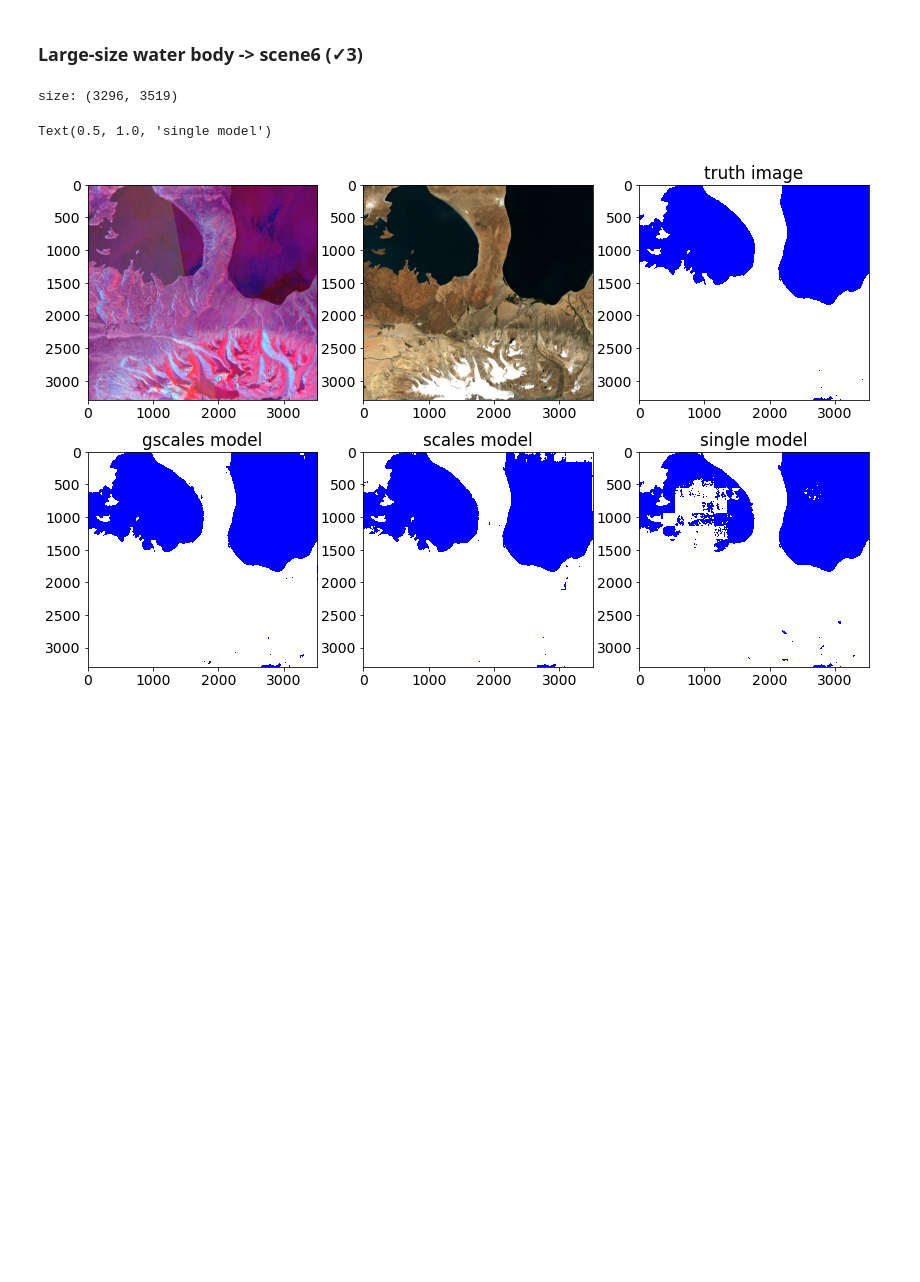
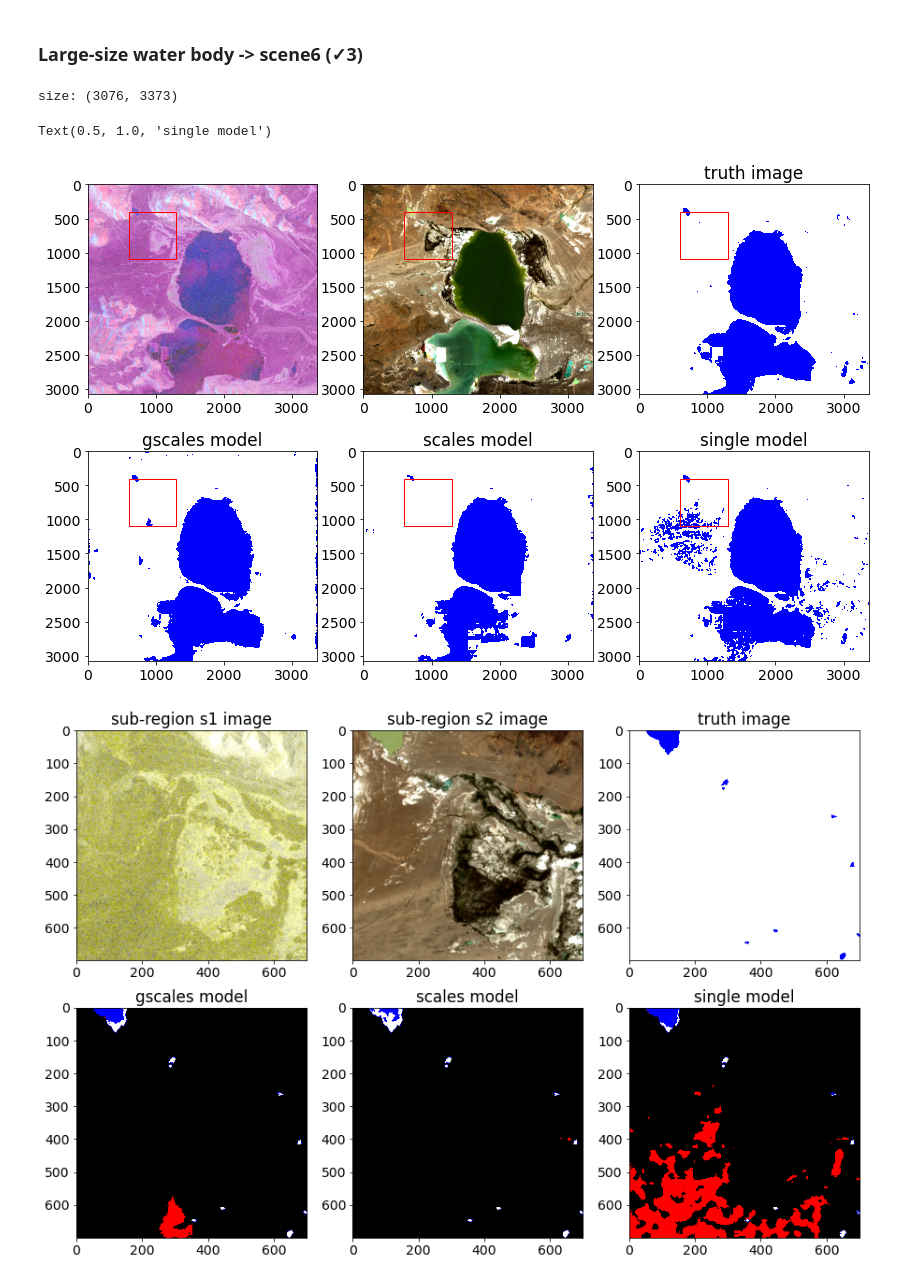
Before and after one commit to xinluo2018/Tibet-Water-2020, a Jupyter notebook: visual/methods_compare.ipynb, the cells around one changed output. Cells and saved outputs as stored; diff of their text form; code cells hidden in the pictures; blank space fills up the shorter version.

```diff
--- a/visual/methods_compare.ipynb
+++ b/visual/methods_compare.ipynb
@@ -250,14 +256,0 @@ path_testsite_wat_single.sort()
-# %%
-scenes, truths = [], []
-s2_scenes = []
-wats_single, wats_scales, wats_gscales = [], [], []
-for idx in range(7):
-    scene, scene_info = readTiff(path_testsite_scene[idx])
-    s2_scene, s2_scene_info = readTiff(path_testsite_s2[idx])
-    truth, truth_info = readTiff(path_testsite_truth[idx])
-    wat_gscales, wat_gscales_info = readTiff(path_testsite_wat_gscales[idx])
-    wat_scales, wat_scales_info = readTiff(path_testsite_wat_scales[idx])
-    wat_single, wat_single_info = readTiff(path_testsite_wat_single[idx])
-    scenes.append(scene); truths.append(truth);
-    s2_scenes.append(s2_scene)
-    wats_gscales.append(wat_gscales); wats_scales.append(wat_scales); wats_single.append(wat_single)
@@ -318,0 +301,4 @@ Text(0.5, 1.0, 'single model')
+# %%
+### global variables
+cmap_wat = ListedColormap(["white", "blue"])
+cmap_err = ListedColormap(['red', 'black', 'blue','white'])
@@ -397,19 +431,43 @@ plt.subplot(2,3,6); plt.imshow(dif_single_l, cmap=cmap_dif); plt.title('single m
 # %% [markdown]
 ### Large-size water body -> scene6 (✓3)
 # %%
-idx = 6
-img_list = [scenes[idx], s2_scenes[idx], truths[idx], wats_gscales[idx], wats_scales[idx], wats_single[idx]]
-print('size:', truths[idx].shape)
-cmap_wat = ListedColormap(["white", "blue"])
-
+idx = 5
+img_list = [scene_[idx], s2_scene_[idx], truth_[idx], wat_gscales_[idx], wat_scales_[idx], wat_single_[idx]]
+print('size:', truth_[idx].shape)
+sub_region = [400, 1100, 600, 1300]     ## row_start, row_end, col_start, col_end
+x0, y0, width, height = sub_region[2], sub_region[0], \
+                              sub_region[3]-sub_region[2], sub_region[1]-sub_region[0]
+s1_scene_l, s2_scene_l, truth_l, dif_gscales_l, dif_scales_l, dif_single_l = local_dif(scene_[idx], \
+                s2_scene_[idx], truth_[idx], wat_gscales_[idx], wat_scales_[idx], wat_single_[idx], sub_region)
 plt.figure(figsize=(14,9))
-plt.subplot(2,3,1); imgShow(scenes[idx])
-plt.subplot(2,3,2); imgShow(s2_scenes[idx], clip_percent=5)
-plt.subplot(2,3,3); plt.imshow(truths[idx], cmap=cmap_wat); plt.title('truth image')
-plt.subplot(2,3,4); plt.imshow(wats_gscales[idx], cmap=cmap_wat); plt.title('gscales model')
-plt.subplot(2,3,5); plt.imshow(wats_scales[idx], cmap=cmap_wat); plt.title('scales model')
-plt.subplot(2,3,6); plt.imshow(wats_single[idx], cmap=cmap_wat); plt.title('single model')
+plt.subplot(2,3,1); imgShow(scene_[idx])
+rect = Rectangle((x0, y0), width, height, linewidth=1, edgecolor='r', facecolor='none')
+ax = plt.gca(); ax.add_patch(rect)
+plt.subplot(2,3,2); imgShow(s2_scene_[idx], clip_percent=5)
+rect = Rectangle((x0, y0), width, height, linewidth=1, edgecolor='r', facecolor='none')
+ax = plt.gca(); ax.add_patch(rect)
+plt.subplot(2,3,3); plt.imshow(truth_[idx], cmap=cmap_wat); plt.title('truth image')
+rect = Rectangle((x0, y0), width, height, linewidth=1, edgecolor='r', facecolor='none')
+ax = plt.gca(); ax.add_patch(rect)
+plt.subplot(2,3,4); plt.imshow(wat_gscales_[idx], cmap=cmap_wat); plt.title('gscales model')
+rect = Rectangle((x0, y0), width, height, linewidth=1, edgecolor='r', facecolor='none')
+ax = plt.gca(); ax.add_patch(rect)
+plt.subplot(2,3,5); plt.imshow(wat_scales_[idx], cmap=cmap_wat); plt.title('scales model')
+rect = Rectangle((x0, y0), width, height, linewidth=1, edgecolor='r', facecolor='none')
+ax = plt.gca(); ax.add_patch(rect)
+plt.subplot(2,3,6); plt.imshow(wat_single_[idx], cmap=cmap_wat); plt.title('single model')
+rect = Rectangle((x0, y0), width, height, linewidth=1, edgecolor='r', facecolor='none')
+ax = plt.gca(); ax.add_patch(rect)
+#### show the sub-region image
+plt.figure(figsize=(15,10))
+plt.subplot(2,3,1); imgShow(s1_scene_l, color_bands=(0,0,1)); plt.title('sub-region s1 image')
+plt.subplot(2,3,2); imgShow(s2_scene_l); plt.title('sub-region s2 image')
+plt.subplot(2,3,3); plt.imshow(truth_l, cmap=cmap_wat); plt.title('truth image')
+plt.subplot(2,3,4); plt.imshow(dif_gscales_l, cmap=cmap_err); plt.title('gscales model')
+plt.subplot(2,3,5); plt.imshow(dif_scales_l, cmap=cmap_err); plt.title('scales model')
+plt.subplot(2,3,6); plt.imshow(dif_single_l, cmap=cmap_err); plt.title('single model')
 # %% [output]
-size: (3296, 3519)
+size: (3076, 3373)
 Text(0.5, 1.0, 'single model')
-[figure, old version]
+[figure, new version]
+[figure, added]
```
Also changed, not shown: parts of 26 cells of this notebook, 22 other files.
